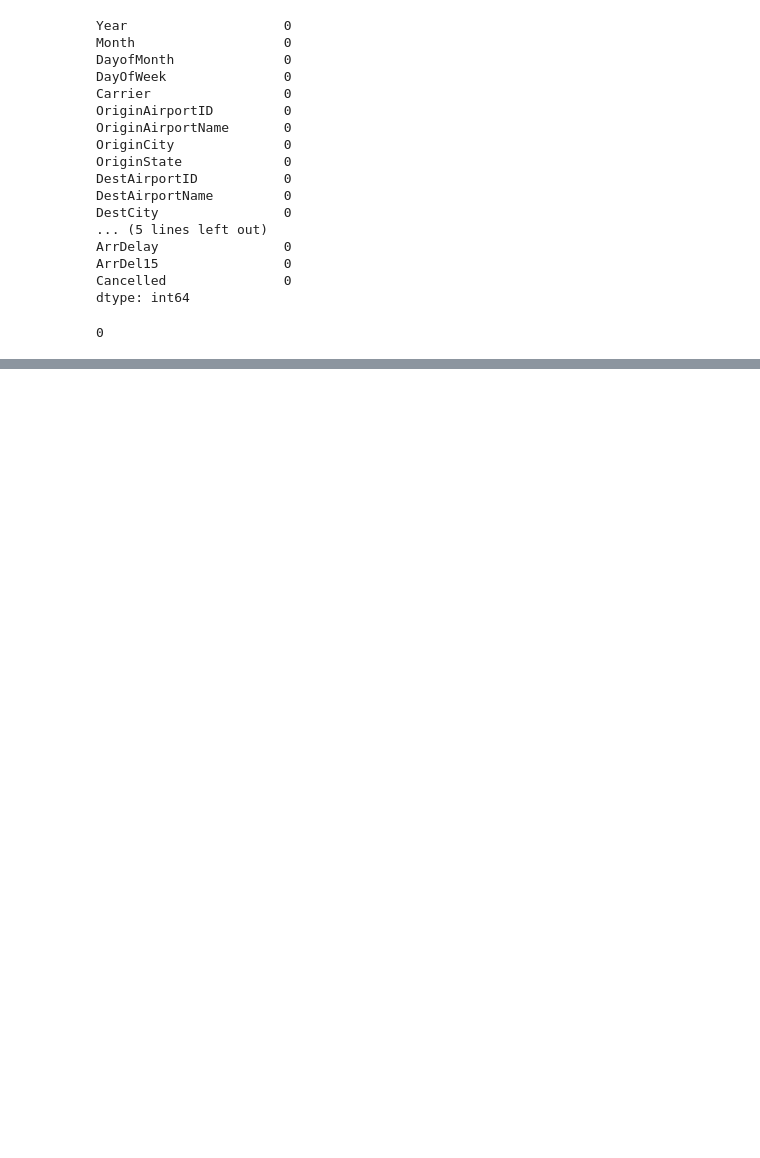
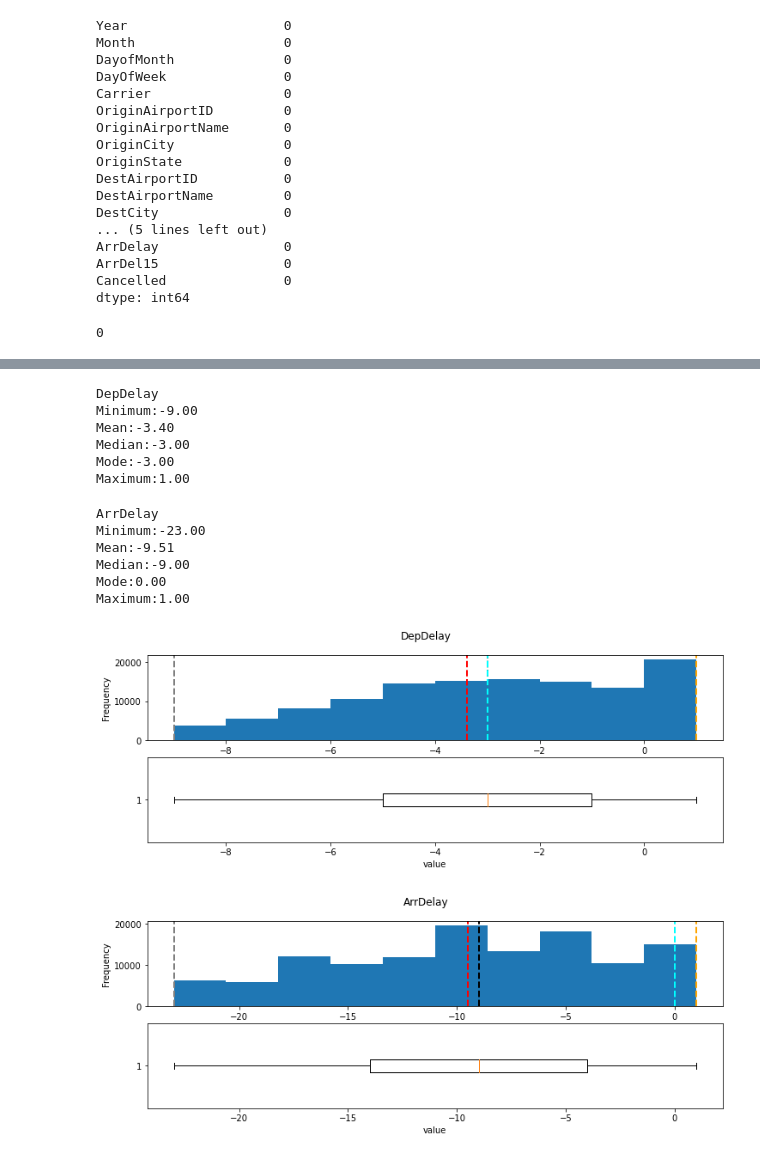
Before and after one commit to Ayorindealase/Flight-Data-Exploration, a Jupyter notebook: Flight.ipynb, the cells around one changed output, grey strips where cells are left out. Drawn from its saved outputs; the diff is of its cells as text; code cells hidden in the pictures; blank space fills up the shorter version.

```diff
--- a/Flight.ipynb
+++ b/Flight.ipynb
@@ -73,0 +92,29 @@ SyntaxError: positional argument follows keyword argument (Temp/ipykernel_12812/
+# %%
+#Trim the outliers with determining the 1st and 90th percentile
+ArrDelay_1Percentile=df.ArrDelay.quantile(0.01)
+ArrDelay_90Percentile=df.ArrDelay.quantile(0.9)
+df= df[df.ArrDelay < ArrDelay_90Percentile]
+df=df[df.ArrDelay > ArrDelay_1Percentile]
+
+#For DepDelay
+DepDelay_1Percentile=df.DepDelay.quantile(0.01)
+DepDelay_90Percentile=df.DepDelay.quantile(0.9)
+df= df[df.DepDelay < DepDelay_90Percentile]
+df=df[df.DepDelay > DepDelay_1Percentile]
+for col in delay_field:
+    show_distribution(df[col])
+# %% [output]
+DepDelay
+Minimum:-9.00
+Mean:-3.40
+Median:-3.00
+Mode:-3.00
+Maximum:1.00
+ArrDelay
+Minimum:-23.00
+Mean:-9.51
+Median:-9.00
+Mode:0.00
+Maximum:1.00
+[figure, added]
+[figure, added]
```
Also changed, not shown: parts of 7 cells of this notebook.
